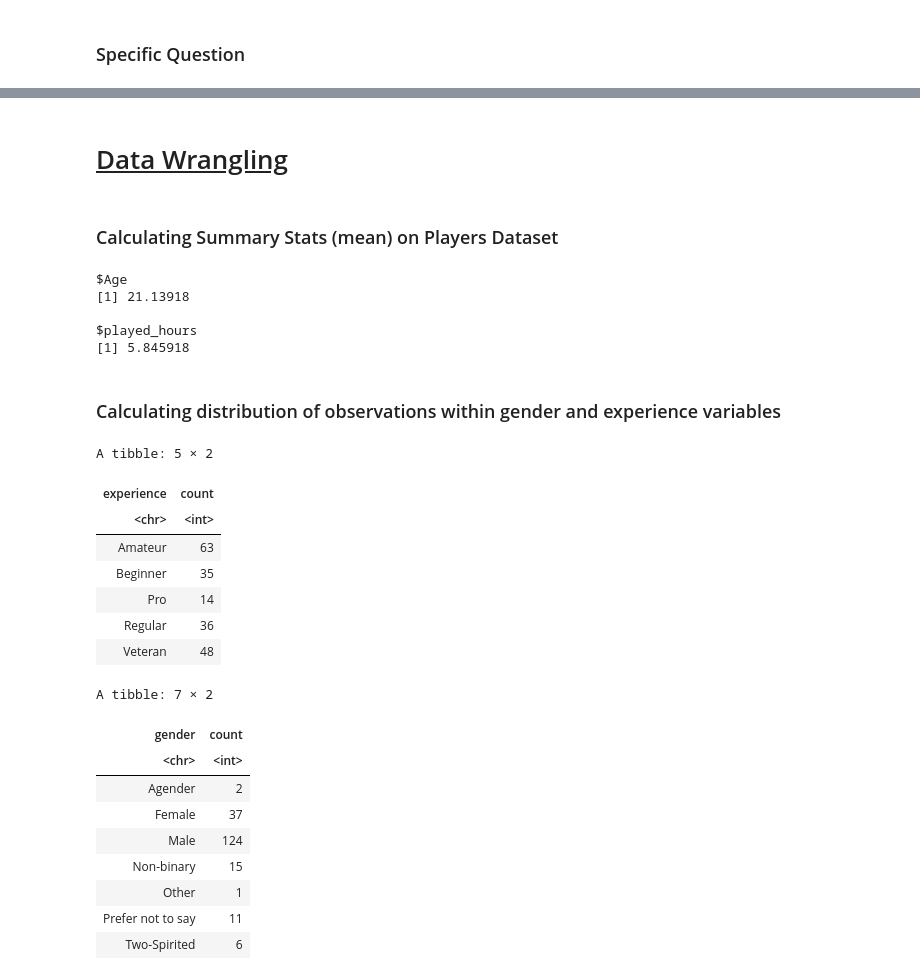
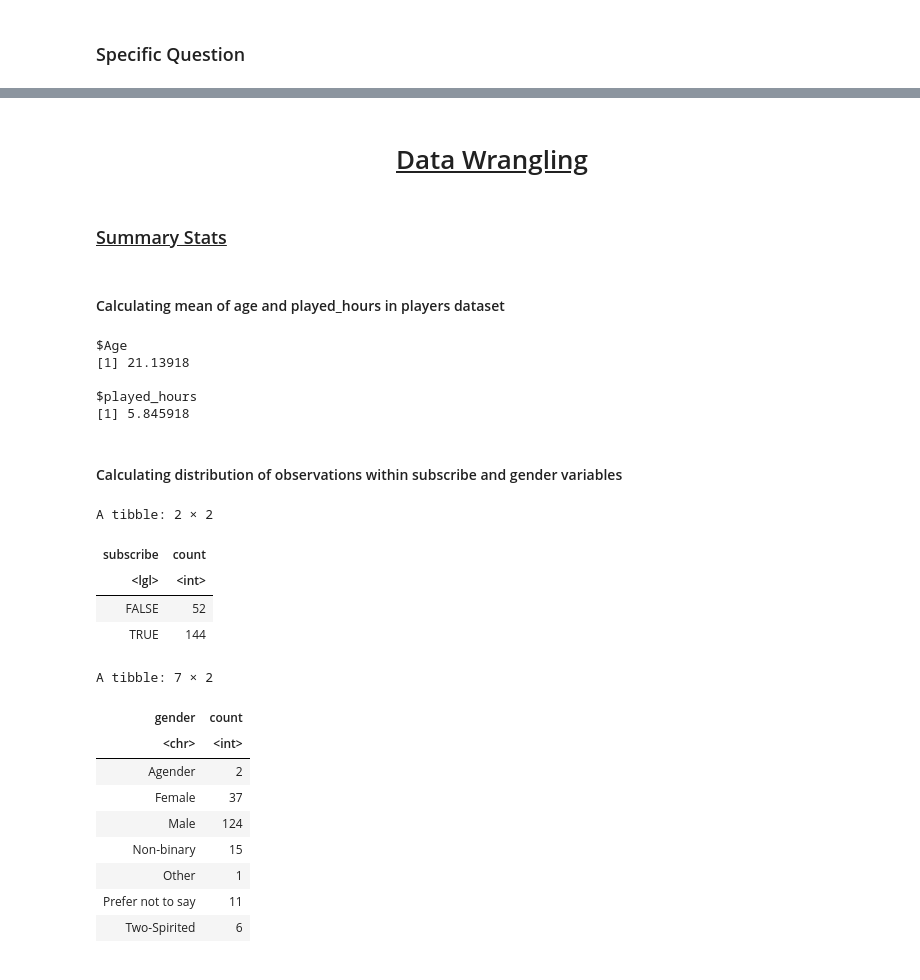
Before and after one commit to bhallasaachi/dsci-100-2025w1-Saachi-group-45, a Jupyter notebook: Saachi_Bhalla_group_45.ipynb, the cells around one changed output, grey strips where cells are left out. Saved outputs shown, nothing was run; the diff lists cells and outputs as text; code cells hidden in the pictures.

```diff
--- a/Saachi_Bhalla_group_45.ipynb
+++ b/Saachi_Bhalla_group_45.ipynb
@@ -146,9 +156,11 @@ Can age, gender and number of hours of Minecraft played predict if a player will
 # %% [markdown]
 $-------------------------------------------------------------------------------------------------------------------------------------------------------$
 # %% [markdown]
-<h1><u>Data Wrangling</u></h1>
+<h1><center><u>Data Wrangling</u><center></h1>
+# %% [markdown]
+<h3><u>Summary Stats</u></h3>
 # %% [markdown]
-<h3>Calculating Summary Stats (mean) on Players Dataset</h3>
+<h4>Calculating mean of age and played_hours in players dataset</h4>
 # %%
 players_mean <- players |>
 select(Age, played_hours)|>
@@ -161,30 +173,28 @@ $Age
 $played_hours
 [1] 5.845918
 # %% [markdown]
-<h3>Calculating distribution of observations within gender and experience variables</h3>
+<h4>Calculating distribution of observations within subscribe and gender variables</h4>
 # %%
-experience_percentage <- nrow(players)
+
+subscribe_percentage <- nrow(players)
 players |>
-  group_by(experience) |>
+  group_by(subscribe) |>
   summarize(
     count = n(),
   )
 
 gender_percentage <- nrow(players)
 players |>
   group_by(gender) |>
   summarize(
     count = n(),
   )
 # %% [output]
-A tibble: 5 × 2
+A tibble: 2 × 2
-| experience | count |
-| <chr> | <int> |
-| Amateur | 63 |
-| Beginner | 35 |
-| Pro | 14 |
-| Regular | 36 |
-| Veteran | 48 |
+| subscribe | count |
+| <lgl> | <int> |
+| FALSE | 52 |
+| TRUE | 144 |
 A tibble: 7 × 2
 | gender | count |
 | <chr> | <int> |
```
Also changed, not shown: parts of 25 cells of this notebook.
